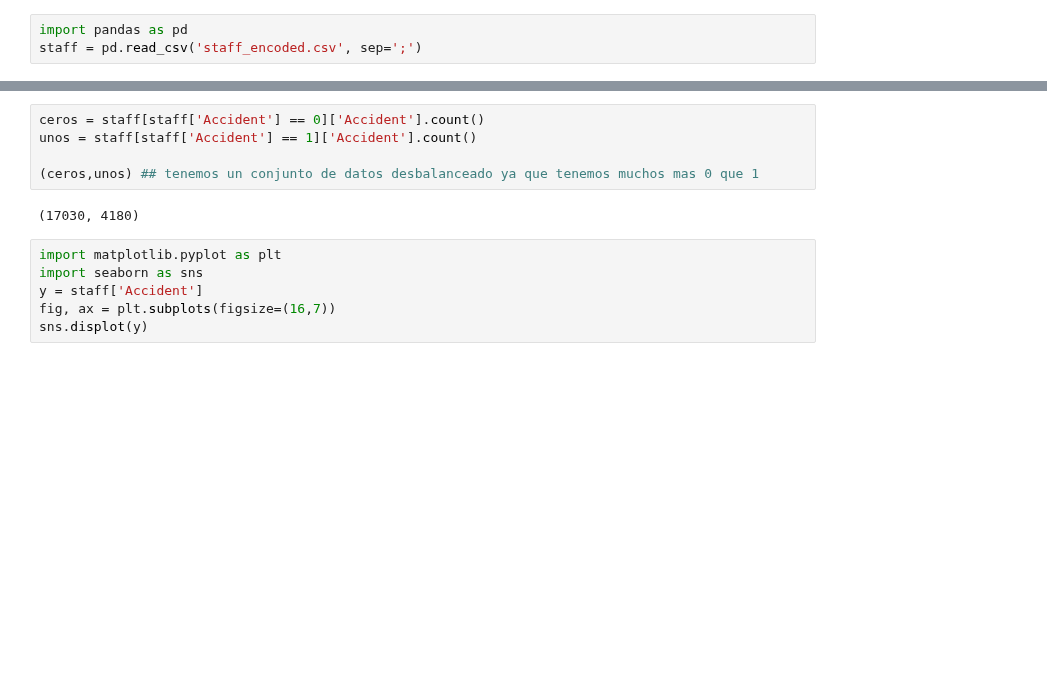
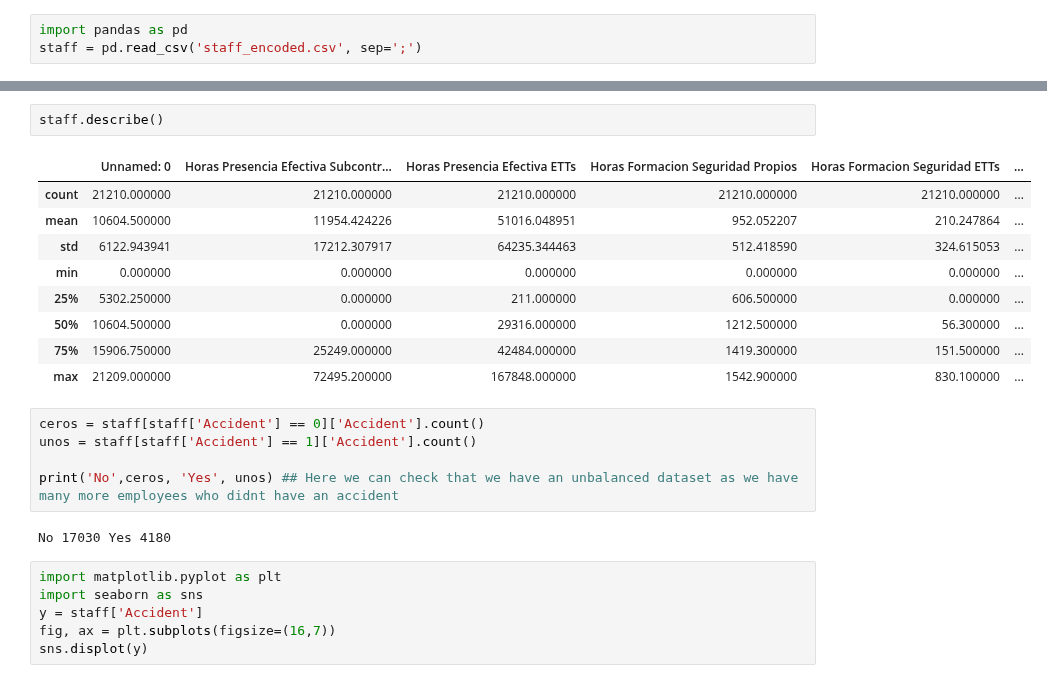
Before and after one commit to sarasabino/Accident_Rate_Project, a Jupyter notebook: Src/Notebooks/Model_selection.ipynb, the cells around one changed output, grey strips where cells are left out. Drawn from its saved outputs; the diff is of its cells as text; blank space fills up the shorter version.

```diff
--- a/Src/Notebooks/Model_selection.ipynb
+++ b/Src/Notebooks/Model_selection.ipynb
@@ -17,10 +30,22 @@ staff.head()
+# %%
+staff.describe()
+# %% [output]
+|  | Unnamed: 0 | Horas Presencia Efectiva Subcontr... | Horas Presencia Efectiva ETTs | Horas Formacion Seguridad Propios | Horas Formacion Seguridad ETTs | ... |
+| count | 21210.000000 | 21210.000000 | 21210.000000 | 21210.000000 | 21210.000000 | ... |
+| mean | 10604.500000 | 11954.424226 | 51016.048951 | 952.052207 | 210.247864 | ... |
+| std | 6122.943941 | 17212.307917 | 64235.344463 | 512.418590 | 324.615053 | ... |
+| min | 0.000000 | 0.000000 | 0.000000 | 0.000000 | 0.000000 | ... |
+| 25% | 5302.250000 | 0.000000 | 211.000000 | 606.500000 | 0.000000 | ... |
+| 50% | 10604.500000 | 0.000000 | 29316.000000 | 1212.500000 | 56.300000 | ... |
+| 75% | 15906.750000 | 25249.000000 | 42484.000000 | 1419.300000 | 151.500000 | ... |
+| max | 21209.000000 | 72495.200000 | 167848.000000 | 1542.900000 | 830.100000 | ... |
 # %%
 ceros = staff[staff['Accident'] == 0]['Accident'].count()
 unos = staff[staff['Accident'] == 1]['Accident'].count()
 
-(ceros,unos) ## tenemos un conjunto de datos desbalanceado ya que tenemos muchos mas 0 que 1
+print('No',ceros, 'Yes', unos) ## Here we can check that we have an unbalanced dataset as we have many more employees who didnt have an accident
 # %% [output]
-(17030, 4180)
+No 17030 Yes 4180
 # %%
 import matplotlib.pyplot as plt
 import seaborn as sns
```
Also changed, not shown: parts of 48 cells of this notebook.
